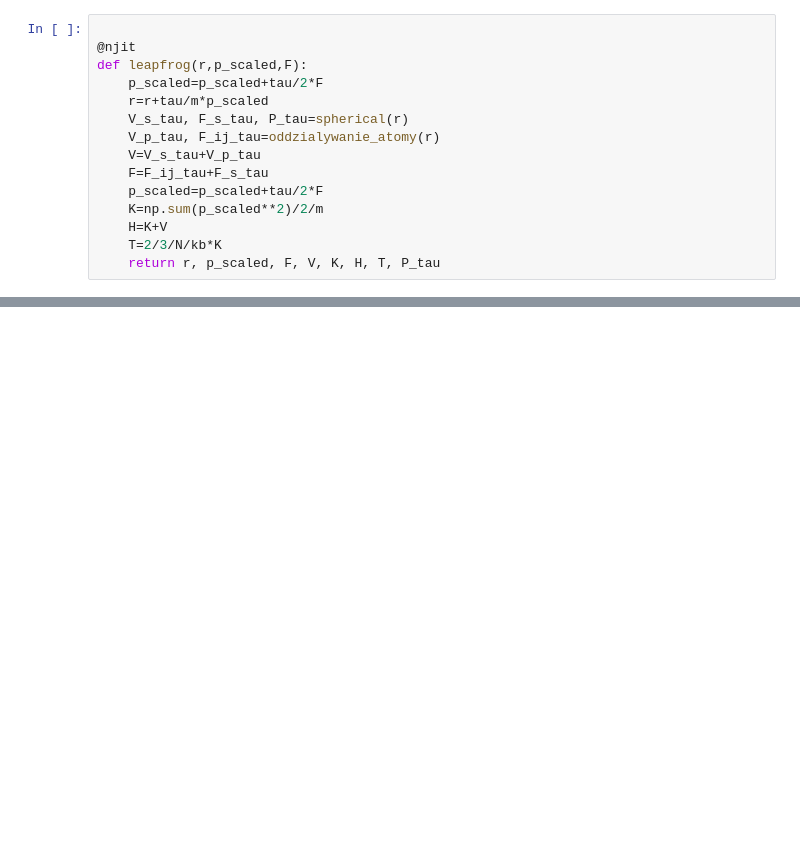
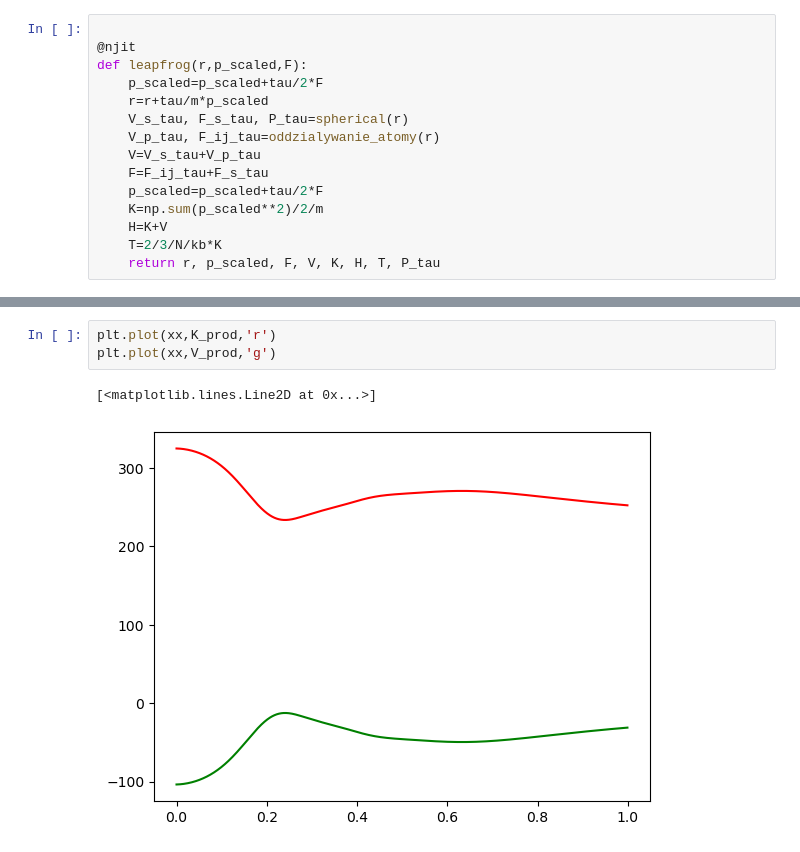
Before and after one commit to hanlawr/kms, a Jupyter notebook: lab1.ipynb, the cells around one changed output, grey strips where cells are left out. Cells and saved outputs as stored; diff of their text form; blank space fills up the shorter version.

```diff
--- a/lab1.ipynb
+++ b/lab1.ipynb
@@ -198,0 +216,6 @@ print(f"średnia T = {T_sr}\n średnia K = {K_sr}\n średnia V = {V_sr}\n średn
+# %%
+plt.plot(xx,K_prod,'r')
+plt.plot(xx,V_prod,'g')
+# %% [output]
+[<matplotlib.lines.Line2D at 0x...>]
+[figure, added]
```
Also changed, not shown: parts of 6 cells of this notebook, 19 other files.
